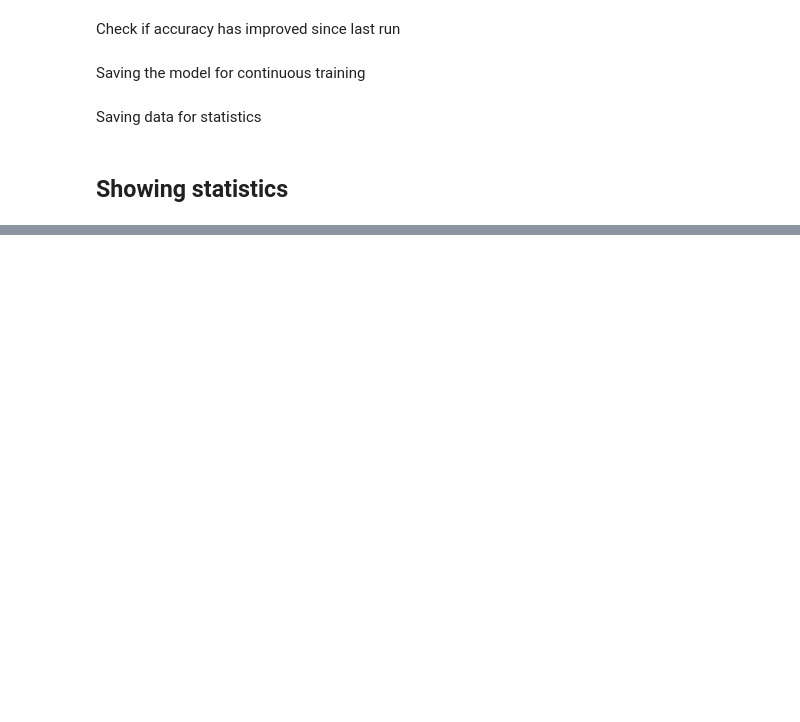
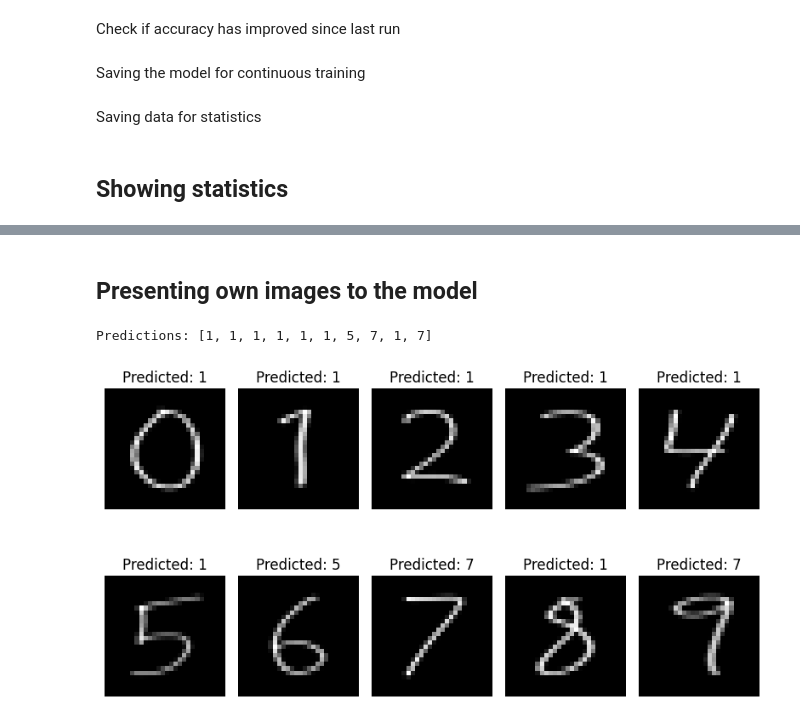
Before and after one commit to Petter2000/DigitRecognition, a Jupyter notebook: basis.ipynb, the cells around one changed output, grey strips where cells are left out. Cells and saved outputs as stored; diff of their text form; code cells hidden in the pictures; blank space fills up the shorter version.

Commit message:
Added own digits for predictions

```diff
--- a/basis.ipynb
+++ b/basis.ipynb
@@ -589,0 +609,2 @@ Output classes: 10
+# %% [markdown]
+## Presenting own images to the model
@@ -589,0 +651,41 @@ Output classes: 10
+# %%
+model.eval()
+
+predictions = []
+
+with torch.no_grad():
+    for images in data_loader:
+        images = images.to(device)
+        outputs = model(images)
+        _, predicted = torch.max(outputs, 1)
+        predictions.extend(predicted.cpu().numpy())
+
+# Function to visualize images and predictions
+def visualize_predictions(images, predictions, num_rows=2, num_cols=5):
+    fig, axes = plt.subplots(num_rows, num_cols, figsize=(8, 5))
+    axes = axes.flatten()
+
+    for i, ax in enumerate(axes):
+        if i < len(images):
+            img = images[i].squeeze()  # Remove channel dimension if it's there
+            ax.imshow(img, cmap='gray')
+            ax.set_title(f'Predicted: {predictions[i]}')  # Show predicted label
+            ax.axis('off')
+        else:
+            ax.axis('off')  # Hide axes if there are no more images to display
+    print("Predictions:", predictions)
+    plt.tight_layout()
+    plt.show()
+
+# Visualize the first batch of custom images with predictions
+for images in data_loader:
+    # Move images to CPU and convert to numpy for visualization
+    images_np = images.numpy()
+
+    # Visualize the images with predictions
+    visualize_predictions(images_np, predictions[:len(images_np)], num_rows=2, num_cols=5)
+
+    break  # We break here to only visualize one batch of images
+# %% [output]
+Predictions: [1, 1, 1, 1, 1, 1, 5, 7, 1, 7]
+[figure, added]
```
Also changed, not shown: parts of 18 cells of this notebook, 41 other files.
